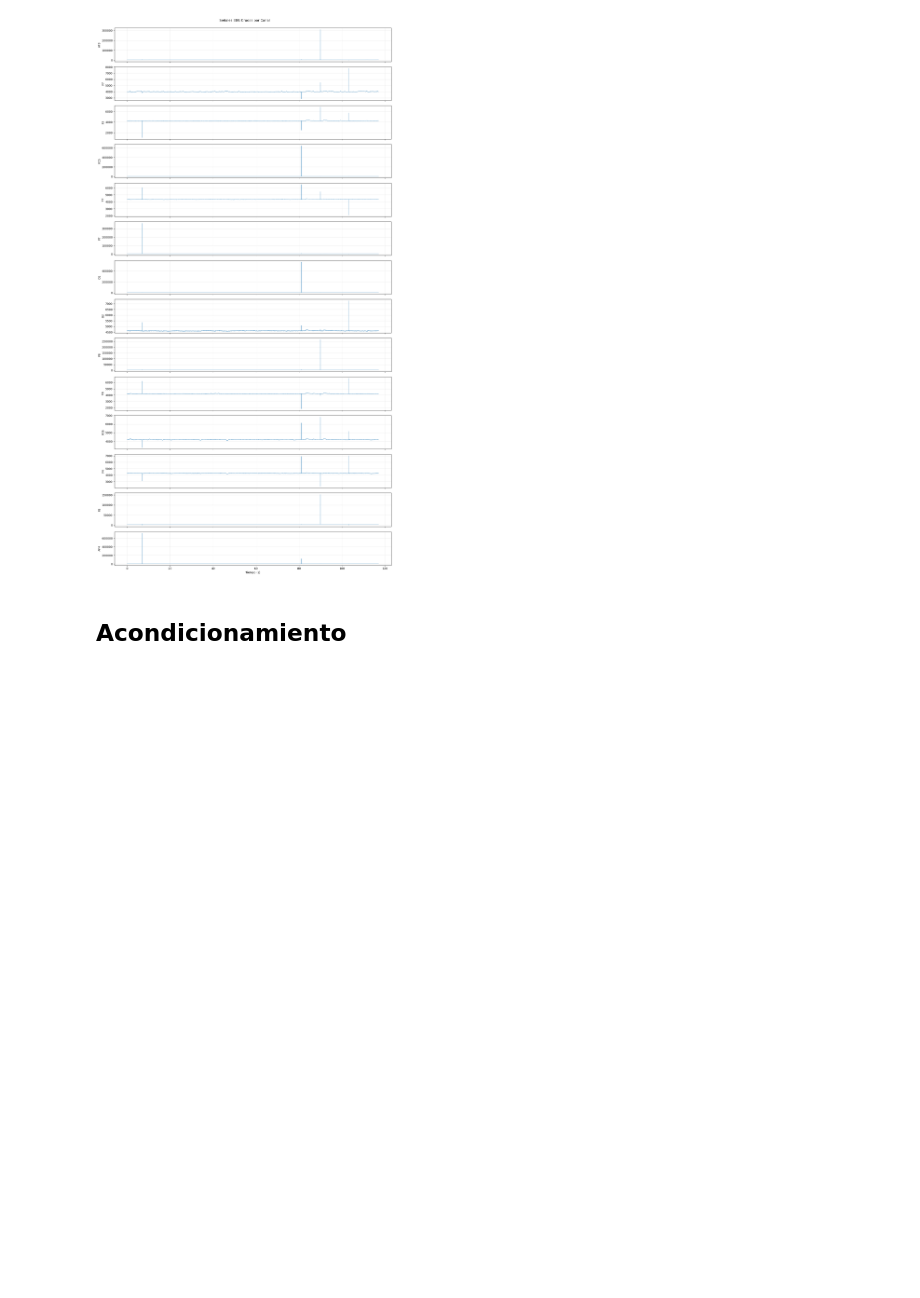
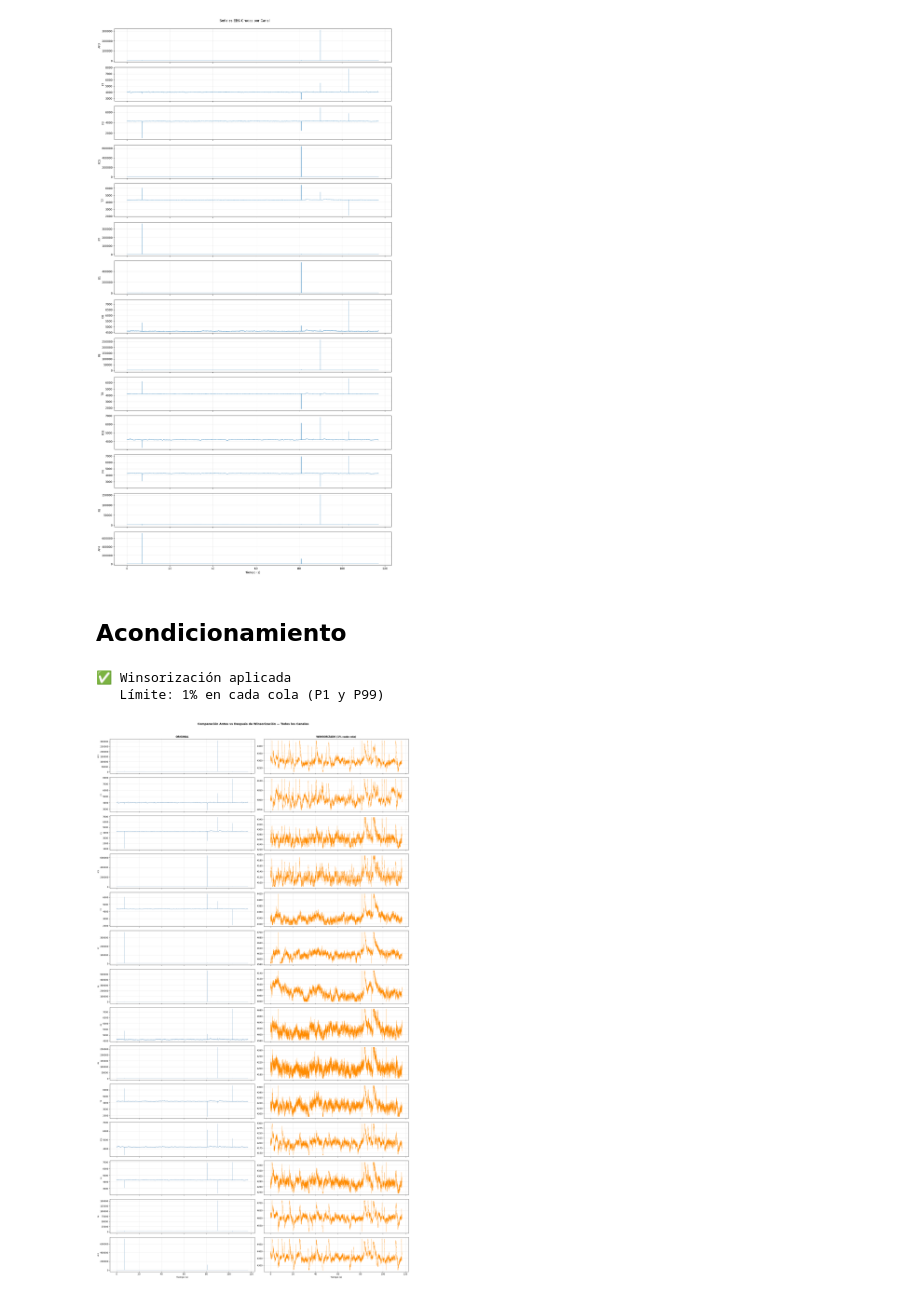
Before and after one commit to benjaauf/Proyecto_INF405, a Jupyter notebook: 01_EXPLORACION_ACONDICIONAMIENTO.ipynb, the cells around one changed output. Drawn from its saved outputs; the diff is of its cells as text; code cells hidden in the pictures; blank space fills up the shorter version.

```diff
--- a/01_EXPLORACION_ACONDICIONAMIENTO.ipynb
+++ b/01_EXPLORACION_ACONDICIONAMIENTO.ipynb
@@ -100,6 +101,44 @@ plt.show()
 # %% [markdown]
 ## Acondicionamiento
 # %%
-# Celda final para guardar los datos acondicionados
-# df_clean = df
-# df_clean.to_csv("./data/egg_eye_state_clean.csv")
+from scipy.stats.mstats import winsorize
+import numpy as np
+
+LIMITE_WIN = 0.01  # Recorta 1% en cada cola (percentil 1 y 99)
+
+df_win = df.copy()
+
+for ch in CHANNELS:
+    df_win[ch] = winsorize(df[ch], limits=[LIMITE_WIN, LIMITE_WIN])
+
+print("Winsorización aplicada")
+print(f"   Límite: {LIMITE_WIN*100:.0f}% en cada cola (P{int(LIMITE_WIN*100)} y P{100-int(LIMITE_WIN*100)})")
+# %% [output]
+✅ Winsorización aplicada
+   Límite: 1% en cada cola (P1 y P99)
+# %%
+fig, axes = plt.subplots(len(CHANNELS), 2, figsize=(20, 2.5 * len(CHANNELS)), sharex=True)
+
+for i, ch in enumerate(CHANNELS):
+    # Original
+    axes[i, 0].plot(df['time_sec'], df[ch], lw=0.4, color='steelblue')
+    axes[i, 0].set_ylabel(ch, fontsize=8)
+    axes[i, 0].grid(True, alpha=0.3)
+    if i == 0:
+        axes[i, 0].set_title('ORIGINAL', fontsize=11, fontweight='bold')
+
+    # Winsorizad
+    axes[i, 1].plot(df_win['time_sec'], df_win[ch], lw=0.4, color='darkorange')
+    axes[i, 1].grid(True, alpha=0.3)
+    if i == 0:
+        axes[i, 1].set_title(f'WINSORIZAD0 ({int(LIMITE_WIN*100)}% cada cola)', fontsize=11, fontweight='bold')
+
+axes[-1, 0].set_xlabel('Tiempo (s)')
+axes[-1, 1].set_xlabel('Tiempo (s)')
+
+fig.suptitle('Comparación Antes vs Después de Winsorización — Todos los Canales',
+             fontsize=13, fontweight='bold', y=1.01)
+plt.tight_layout()
+plt.show()
+# %% [output]
+[figure, added]
```
Also changed, not shown: parts of 5 cells of this notebook, 1 other file.
